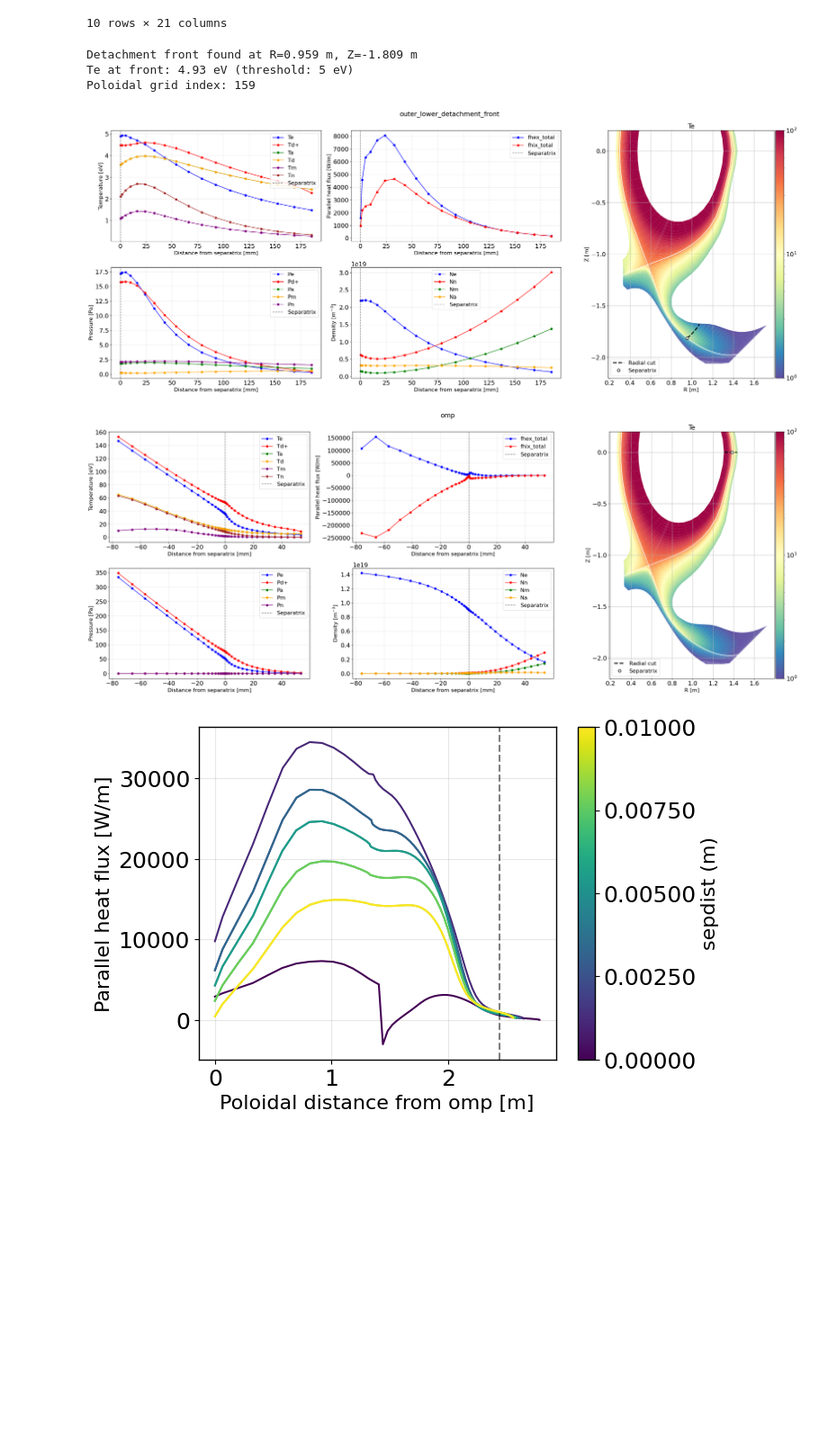
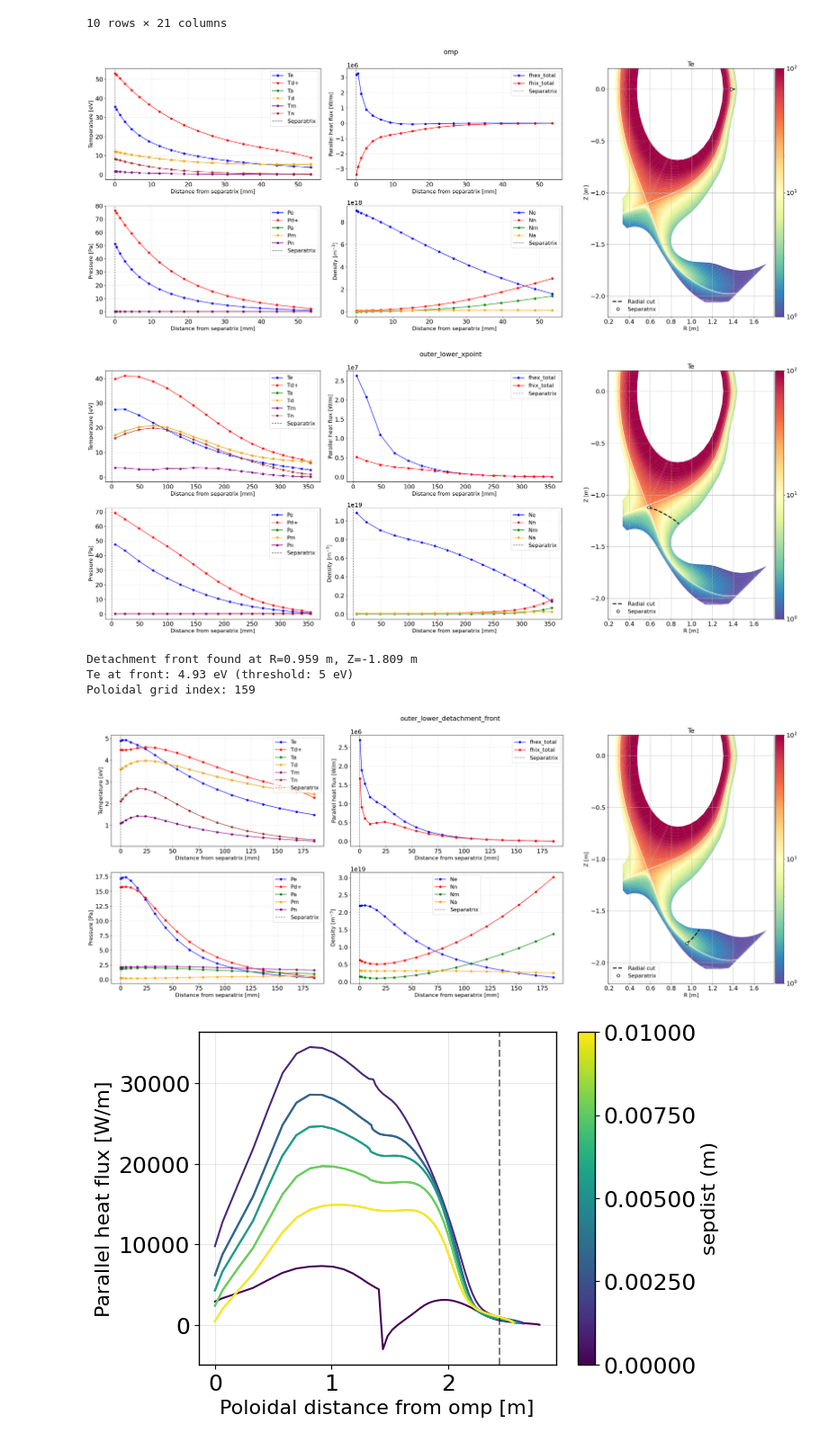
Before and after one commit to PoloidalLloyd/notebooks, a Jupyter notebook: york-step-contract/SOLPS/2025-10_neutral_flux_tube_analysis.ipynb, the cells around one changed output. Shown at 90% size. Drawn from its saved outputs; the diff is of its cells as text; code cells hidden in the pictures; blank space fills up the shorter version.

```diff
--- a/york-step-contract/SOLPS/2025-10_neutral_flux_tube_analysis.ipynb
+++ b/york-step-contract/SOLPS/2025-10_neutral_flux_tube_analysis.ipynb
@@ -973,8 +973,8 @@ def plot_radial_profiles(case, param_2d = 'Te', region='omp', Te_threshold=5, se
     ax_temp.grid(True, alpha=0.3)
 
     # Plot 2: Parallel heat flux
-    ax_heat.plot(radial_data_profile['dist'] * 1000, radial_data_profile['fhex_total'], 'o-', label='fhex_total', color='blue')
-    ax_heat.plot(radial_data_profile['dist'] * 1000, radial_data_profile['fhix_total'], 'o-', label='fhix_total', color='red')
+    ax_heat.plot(radial_data_profile['dist'] * 1000, radial_data_profile['fhex_total']/radial_data_profile['apar'], 'o-', label='fhex_total', color='blue')
+    ax_heat.plot(radial_data_profile['dist'] * 1000, radial_data_profile['fhix_total']/radial_data_profile['apar'], 'o-', label='fhix_total', color='red')
     ax_heat.axvline(0, color='k', linestyle='--', alpha=0.5, label='Separatrix')
     ax_heat.set_xlabel('Distance from separatrix [mm]')
     ax_heat.set_ylabel('Parallel heat flux [W/m]')
@@ -1022,40 +1022,41 @@ def plot_radial_profiles(case, param_2d = 'Te', region='omp', Te_threshold=5, se
     sep_idx = radial_data[radial_data['sep']==1].index[0]
     det_R = radial_data.loc[sep_idx, 'R']
     det_Z = radial_data.loc[sep_idx, 'Z']
     ax_2d.plot(det_R, det_Z, 'wo', markersize=8, markeredgecolor='black',
                markeredgewidth=1.5, label='Separatrix')
 
     ax_2d.legend()
 
     # Set y-limits based on region
     if any([k in region for k in ['lower', 'omp', 'imp']]):
         if zoom:
             ax_2d.set_xlim(np.min(det_R) - 0.4, np.max(det_R) + 0.4)
             ax_2d.set_ylim(np.min(det_Z) - 0.4, np.max(det_Z) + 0.4)
         else:
             ax_2d.set_ylim(-2.2, 0.2)
     else:
         if zoom:
             ax_2d.set_xlim(np.min(det_R) - 0.4, np.max(det_R) + 0.4)
             ax_2d.set_ylim(np.min(det_Z) - 0.4, np.max(det_Z) + 0.4)
         else:
             ax_2d.set_xlim(0, 1)
             ax_2d.set_ylim(-0.2, 2.2)
 
     plt.tight_layout()
     plt.show()
 
 # Example usage:
 # plot_radial_profiles(case, region='outer_lower_detachment_front', zoom = False, param_2d = 'Te', grid_only = False)
+plot_radial_profiles(case, region='omp', zoom = False, param_2d = 'Te', grid_only = False, cfr_only = True)
+plot_radial_profiles(case, region='outer_lower_xpoint', zoom = False, param_2d = 'Te', grid_only = False, cfr_only = True)
 plot_radial_profiles(case, region='outer_lower_detachment_front', zoom = False, param_2d = 'Te', grid_only = False, cfr_only = True)
-# plot_radial_profiles(case, region='outer_lower_xpoint', zoom = False, param_2d = 'Te', grid_only = False, cfr_only = True)
-plot_radial_profiles(case, region='omp', zoom = False, param_2d = 'Te', grid_only = False, cfr_only = False)
 # %% [output]
-Detachment front found at R=0.959 m, Z=-1.809 m
-Te at front: 4.93 eV (threshold: 5 eV)
-Poloidal grid index: 159
-[figure, old version]
+[figure, new version]
-[figure, old version]
+[figure, new version]
+Detachment front found at R=0.959 m, Z=-1.809 m
+Te at front: 4.93 eV (threshold: 5 eV)
+Poloidal grid index: 159
+[figure, added]
 # %%
 import matplotlib as mpl
 
```
Also changed, not shown: parts of 2 cells of this notebook, 1 other file.
